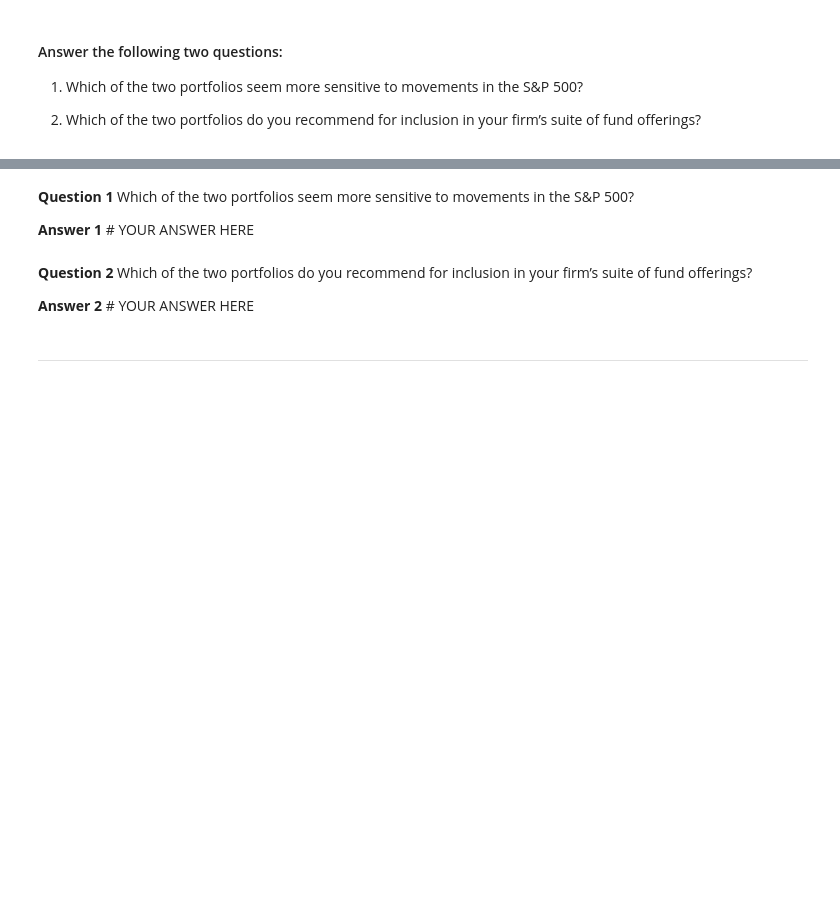
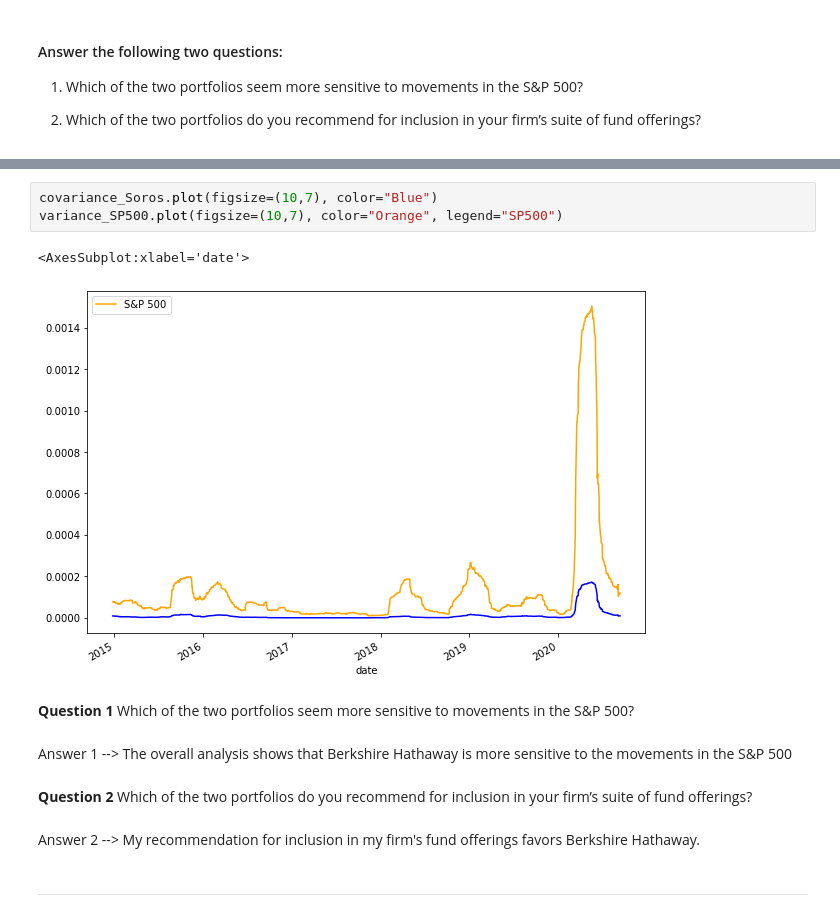
Before and after one commit to GGCorrochano/Risk_Return_Analysis, a Jupyter notebook: risk_return_analysis.ipynb, the cells around one changed output, grey strips where cells are left out. Saved outputs shown, nothing was run; the diff lists cells and outputs as text; blank space fills up the shorter version.

```diff
--- a/risk_return_analysis.ipynb
+++ b/risk_return_analysis.ipynb
@@ -441,10 +513,16 @@ Your analysis is nearing completion. Now, you need to evaluate how the portfolio
+# %%
+covariance_Soros.plot(figsize=(10,7), color="Blue")
+variance_SP500.plot(figsize=(10,7), color="Orange", legend="SP500")
+# %% [output]
+<AxesSubplot:xlabel='date'>
+[figure, added]
 # %% [markdown]
 **Question 1** Which of the two portfolios seem more sensitive to movements in the S&P 500?
-
-**Answer 1** # YOUR ANSWER HERE
+# %% [markdown]
+Answer 1 --> The overall analysis shows that Berkshire Hathaway is more sensitive to the movements in the S&P 500
 # %% [markdown]
 **Question 2** Which of the two portfolios do you recommend for inclusion in your firm’s suite of fund offerings?
-
-**Answer 2** # YOUR ANSWER HERE
+# %% [markdown]
+Answer 2 --> My recommendation for inclusion in my firm's fund offerings favors Berkshire Hathaway.
 # %% [markdown]
 ---
```
Also changed, not shown: parts of 13 cells of this notebook.
